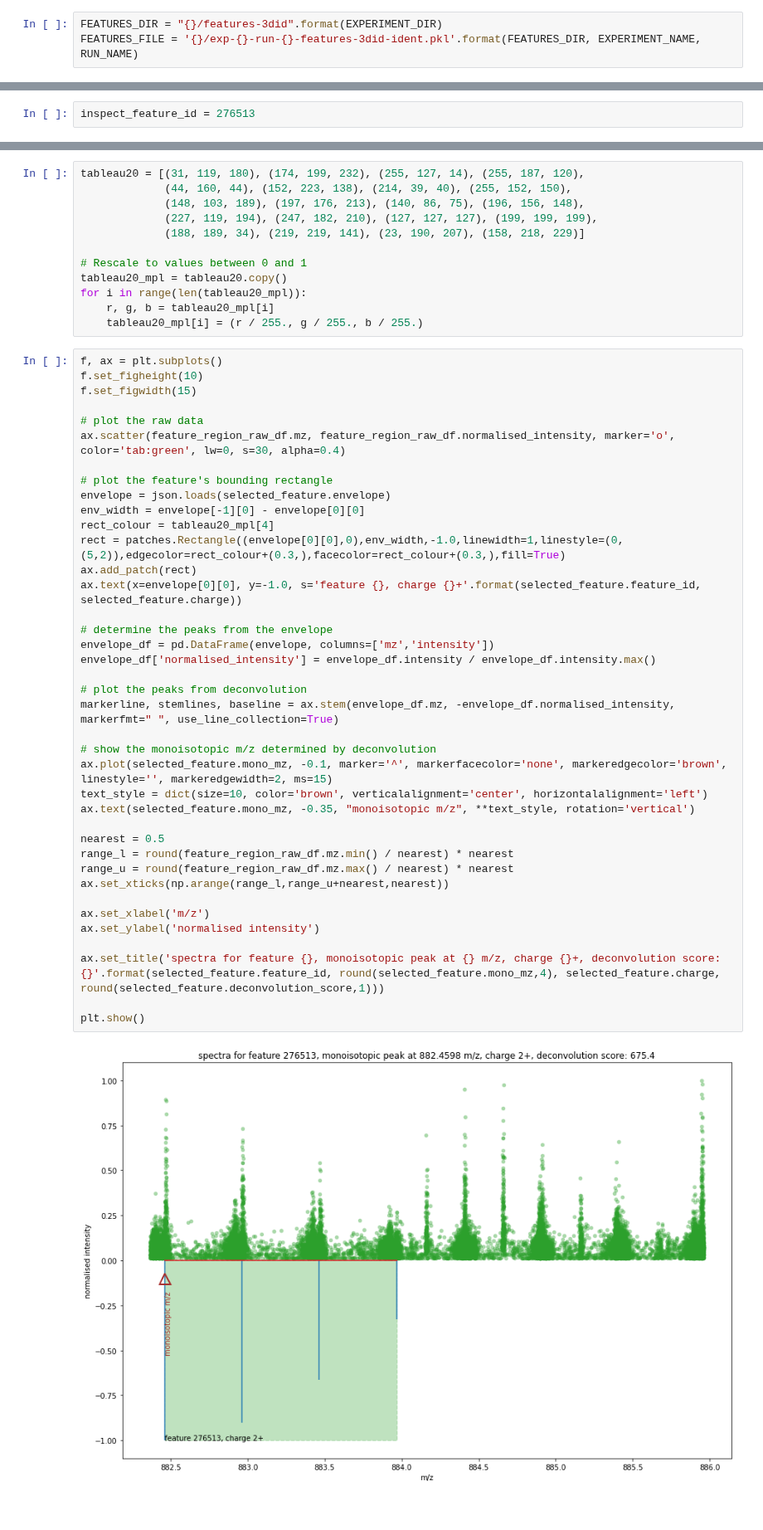
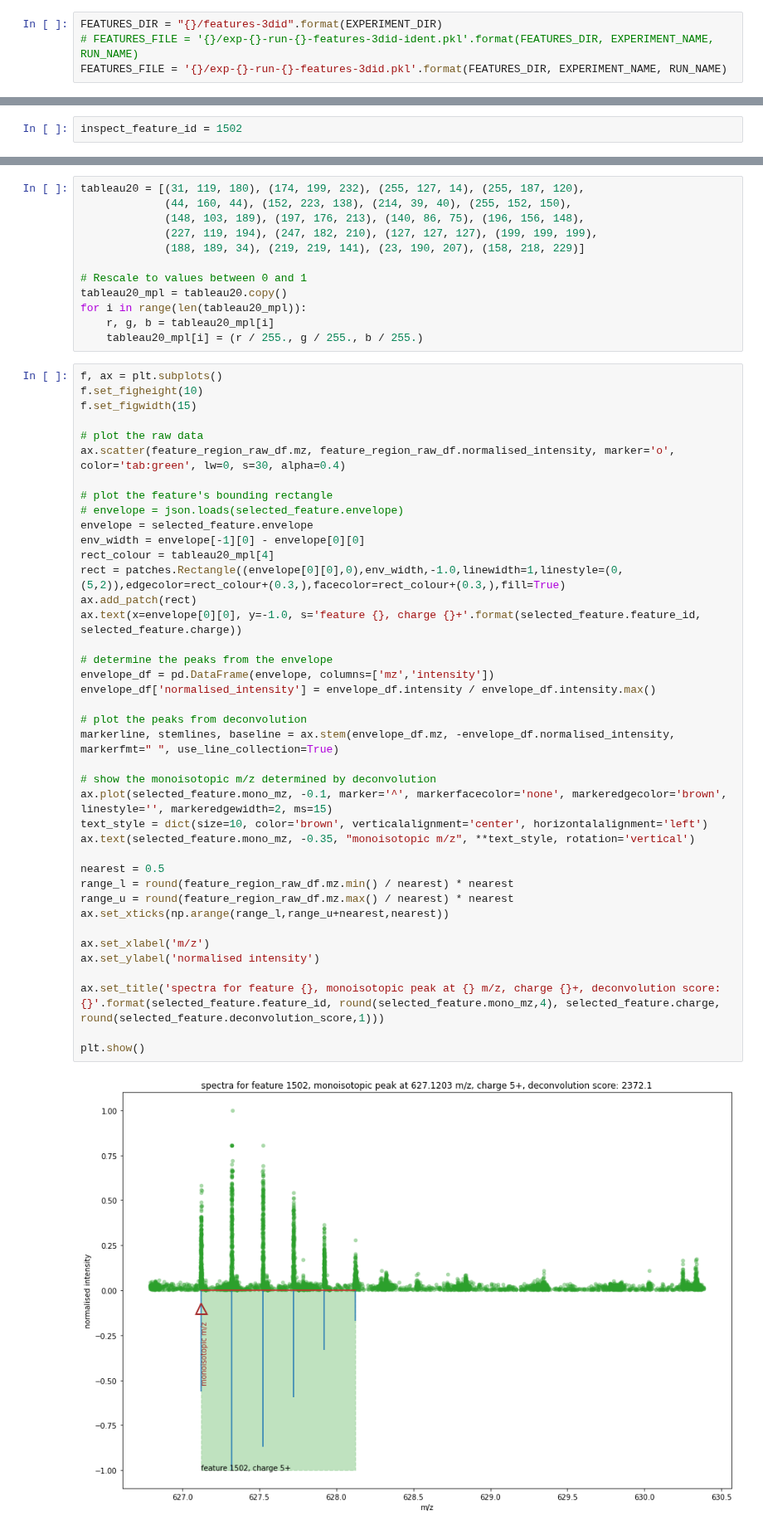
Before and after one commit to WEHI-Proteomics/tfde, a Jupyter notebook: notebooks/paper 4 - visualise construction of a 3DID feature.ipynb, the cells around one changed output, grey strips where cells are left out. Shown at 83% size. Cells and saved outputs as stored; diff of their text form.

```diff
--- a/notebooks/paper 4 - visualise construction of a 3DID feature.ipynb
+++ b/notebooks/paper 4 - visualise construction of a 3DID feature.ipynb
@@ -20,7 +20,8 @@ EXPERIMENT_DIR = '/media/big-ssd/experiments/{}'.format(EXPERIMENT_NAME)
 CONVERTED_DATABASE_NAME = "{}/converted-databases/exp-{}-run-{}-converted.sqlite".format(EXPERIMENT_DIR, EXPERIMENT_NAME, RUN_NAME)
 # %%
 FEATURES_DIR = "{}/features-3did".format(EXPERIMENT_DIR)
-FEATURES_FILE = '{}/exp-{}-run-{}-features-3did-ident.pkl'.format(FEATURES_DIR, EXPERIMENT_NAME, RUN_NAME)
+# FEATURES_FILE = '{}/exp-{}-run-{}-features-3did-ident.pkl'.format(FEATURES_DIR, EXPERIMENT_NAME, RUN_NAME)
+FEATURES_FILE = '{}/exp-{}-run-{}-features-3did.pkl'.format(FEATURES_DIR, EXPERIMENT_NAME, RUN_NAME)
 # %% [markdown]
 #### select a feature, or the stopping point
 # %%
@@ -51,5 +52,5 @@ features_df.tail(n=100).sample(n=3)[['feature_id','feature_intensity']]
 # %%
-inspect_feature_id = 276513
+inspect_feature_id = 1502
 # %%
 selected_feature = features_df[(features_df.feature_id == inspect_feature_id)].iloc[0]
 # %%
@@ -279,35 +278,36 @@ f.set_figwidth(15)
 ax.scatter(feature_region_raw_df.mz, feature_region_raw_df.normalised_intensity, marker='o', color='tab:green', lw=0, s=30, alpha=0.4)
 
 # plot the feature's bounding rectangle
-envelope = json.loads(selected_feature.envelope)
+# envelope = json.loads(selected_feature.envelope)
+envelope = selected_feature.envelope
 env_width = envelope[-1][0] - envelope[0][0]
 rect_colour = tableau20_mpl[4]
 rect = patches.Rectangle((envelope[0][0],0),env_width,-1.0,linewidth=1,linestyle=(0,(5,2)),edgecolor=rect_colour+(0.3,),facecolor=rect_colour+(0.3,),fill=True)
 ax.add_patch(rect)
 ax.text(x=envelope[0][0], y=-1.0, s='feature {}, charge {}+'.format(selected_feature.feature_id, selected_feature.charge))
 
 # determine the peaks from the envelope
 envelope_df = pd.DataFrame(envelope, columns=['mz','intensity'])
 envelope_df['normalised_intensity'] = envelope_df.intensity / envelope_df.intensity.max()
 
 # plot the peaks from deconvolution
 markerline, stemlines, baseline = ax.stem(envelope_df.mz, -envelope_df.normalised_intensity, markerfmt=" ", use_line_collection=True)
 
 # show the monoisotopic m/z determined by deconvolution
 ax.plot(selected_feature.mono_mz, -0.1, marker='^', markerfacecolor='none', markeredgecolor='brown', linestyle='', markeredgewidth=2, ms=15)
 text_style = dict(size=10, color='brown', verticalalignment='center', horizontalalignment='left')
 ax.text(selected_feature.mono_mz, -0.35, "monoisotopic m/z", **text_style, rotation='vertical')
 
 nearest = 0.5
 range_l = round(feature_region_raw_df.mz.min() / nearest) * nearest
 range_u = round(feature_region_raw_df.mz.max() / nearest) * nearest
 ax.set_xticks(np.arange(range_l,range_u+nearest,nearest))
 
 ax.set_xlabel('m/z')
 ax.set_ylabel('normalised intensity')
 
 ax.set_title('spectra for feature {}, monoisotopic peak at {} m/z, charge {}+, deconvolution score: {}'.format(selected_feature.feature_id, round(selected_feature.mono_mz,4), selected_feature.charge, round(selected_feature.deconvolution_score,1)))
 
 plt.show()
 # %% [output]
-[figure, old version]
+[figure, new version]
```
Also changed, not shown: parts of 11 cells of this notebook, 2 other files.
